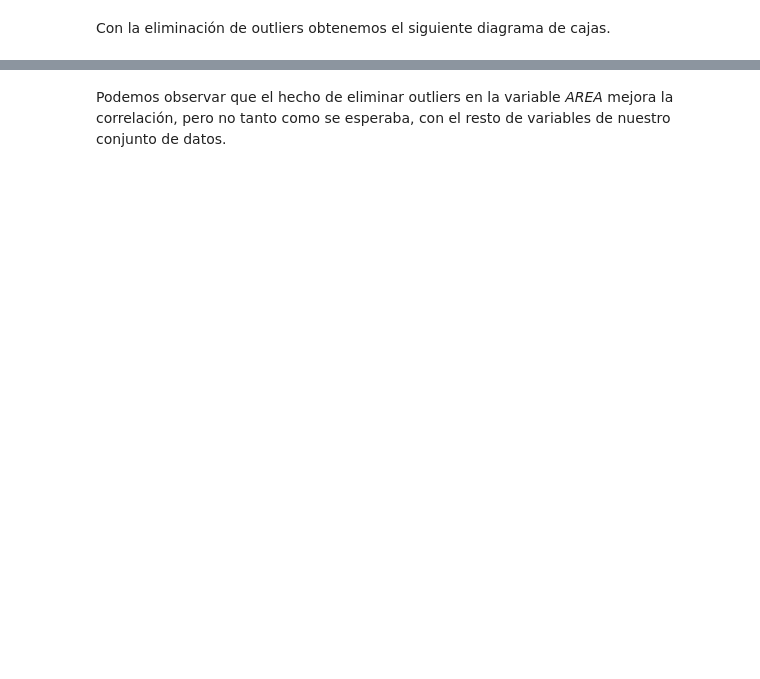
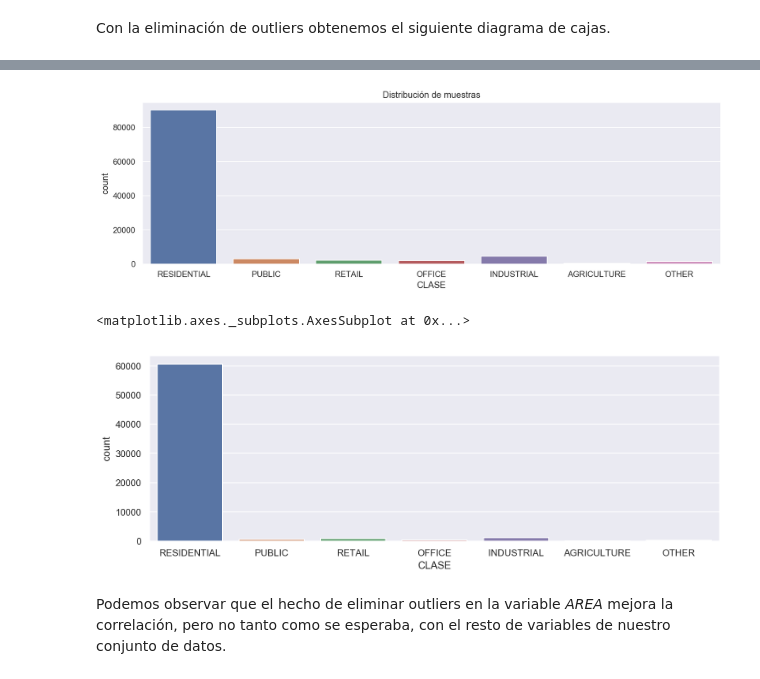
Before and after one commit to cifucg/minsait_land_classification, a Jupyter notebook: Analisis_exploratorio.ipynb, the cells around one changed output, grey strips where cells are left out. Saved outputs shown, nothing was run; the diff lists cells and outputs as text; code cells hidden in the pictures; blank space fills up the shorter version.

```diff
--- a/Analisis_exploratorio.ipynb
+++ b/Analisis_exploratorio.ipynb
@@ -249,3 +371,15 @@ for col, ax in enumerate(axs.flatten()):
+# %%
+plt.figure(figsize=(12,4))
+sns.countplot(x='CLASE', data=df_minsait, order=list_class_order)
+plt.title('Distribución de muestras')
+plt.tight_layout()
+plt.show()
+plt.figure(figsize=(12,4))
+sns.countplot(df_aux.CLASE, order=list_class_order)
+# %% [output]
+[figure, added]
+<matplotlib.axes._subplots.AxesSubplot at 0x...>
+[figure, added]
 # %%
 with_outliers = df_minsait.corr()[['AREA']]
 with_outliers.style.background_gradient()
```
Also changed, not shown: parts of 24 cells of this notebook.
